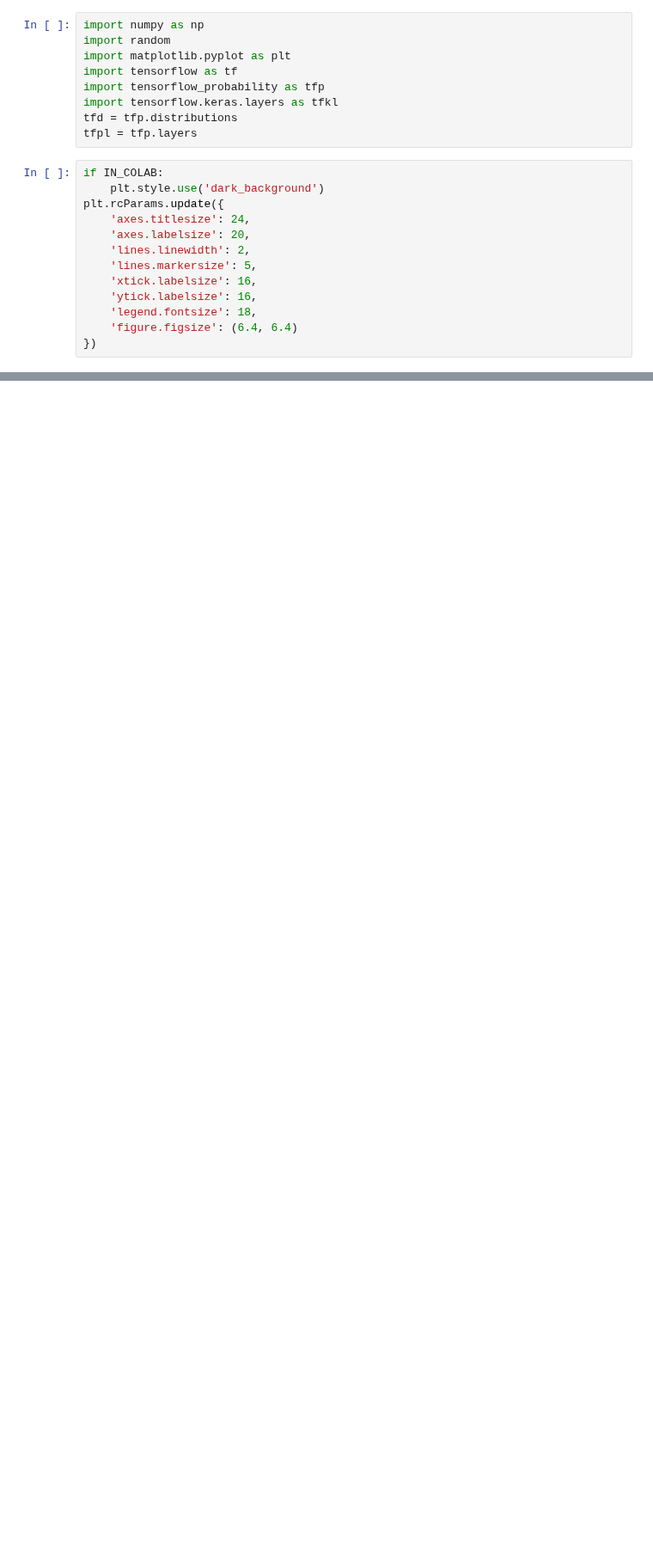
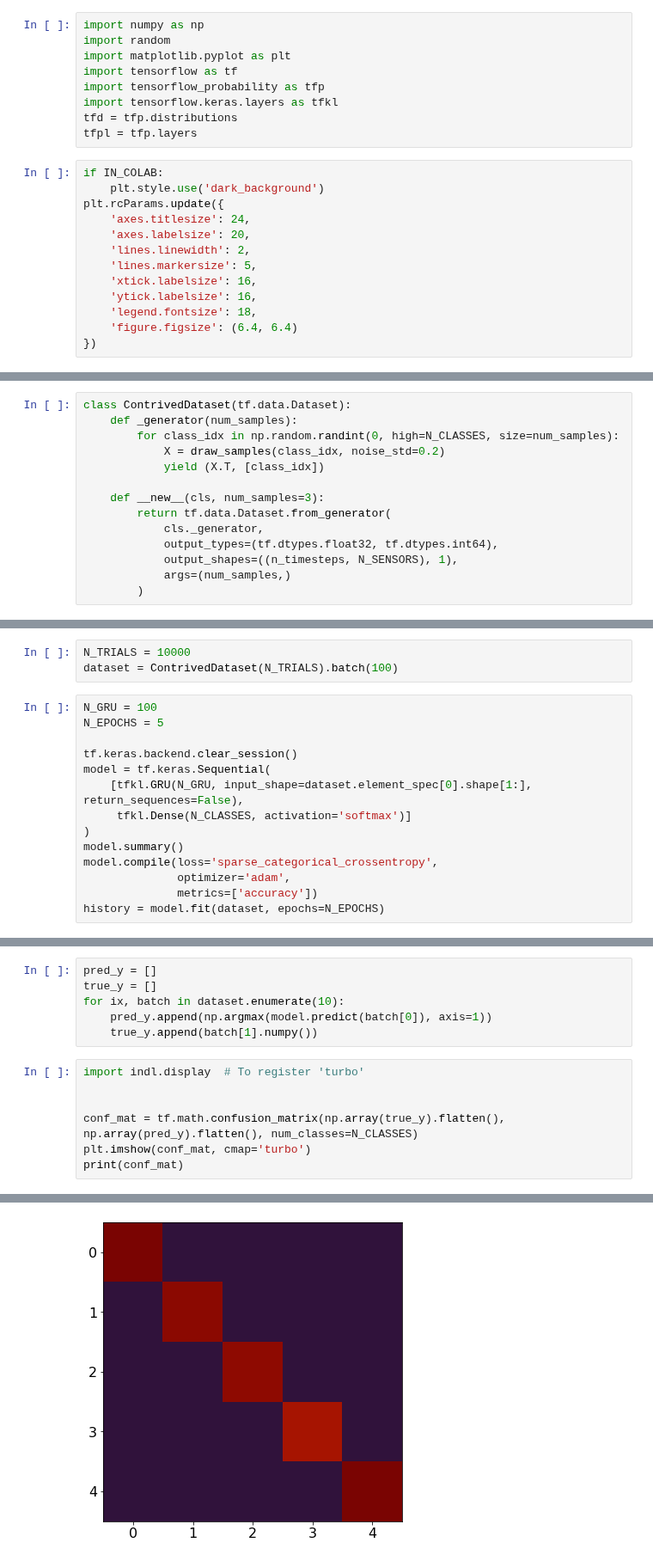
Before and after one commit to SachsLab/IntracranialNeurophysDL, a Jupyter notebook: notebooks/06_03_DisentangledSequentialAE_TFP.ipynb, the cells around one changed output, grey strips where cells are left out. Shown at 86% size. Saved outputs shown, nothing was run; the diff lists cells and outputs as text; blank space fills up the shorter version.

Commit message:
Continued work on sequential AE

```diff
--- a/notebooks/06_03_DisentangledSequentialAE_TFP.ipynb
+++ b/notebooks/06_03_DisentangledSequentialAE_TFP.ipynb
@@ -167,0 +175,14 @@ plt.plot(x, y)
+# %%
+class ContrivedDataset(tf.data.Dataset):
+    def _generator(num_samples):
+        for class_idx in np.random.randint(0, high=N_CLASSES, size=num_samples):
+            X = draw_samples(class_idx, noise_std=0.2)
+            yield (X.T, [class_idx])
+
+    def __new__(cls, num_samples=3):
+        return tf.data.Dataset.from_generator(
+            cls._generator,
+            output_types=(tf.dtypes.float32, tf.dtypes.int64),
+            output_shapes=((n_timesteps, N_SENSORS), 1),
+            args=(num_samples,)
+        )
@@ -167,0 +193,17 @@ plt.plot(x, y)
+# %%
+N_TRIALS = 10000
+dataset = ContrivedDataset(N_TRIALS).batch(100)
+# %%
+N_GRU = 100
+N_EPOCHS = 5
+
+tf.keras.backend.clear_session()
+model = tf.keras.Sequential(
+    [tfkl.GRU(N_GRU, input_shape=dataset.element_spec[0].shape[1:], return_sequences=False),
+     tfkl.Dense(N_CLASSES, activation='softmax')]
+)
+model.summary()
+model.compile(loss='sparse_categorical_crossentropy',
+              optimizer='adam',
+              metrics=['accuracy'])
+history = model.fit(dataset, epochs=N_EPOCHS)
@@ -167,0 +229,14 @@ plt.plot(x, y)
+# %%
+pred_y = []
+true_y = []
+for ix, batch in dataset.enumerate(10):
+    pred_y.append(np.argmax(model.predict(batch[0]), axis=1))
+    true_y.append(batch[1].numpy())
+# %%
+import indl.display  # To register 'turbo'
+
+
+conf_mat = tf.math.confusion_matrix(np.array(true_y).flatten(), np.array(pred_y).flatten(), num_classes=N_CLASSES)
+plt.imshow(conf_mat, cmap='turbo')
+print(conf_mat)
+# %% [output]
@@ -167,0 +249 @@ plt.plot(x, y)
+[figure, added]
```
Also changed, not shown: parts of 20 cells of this notebook.
